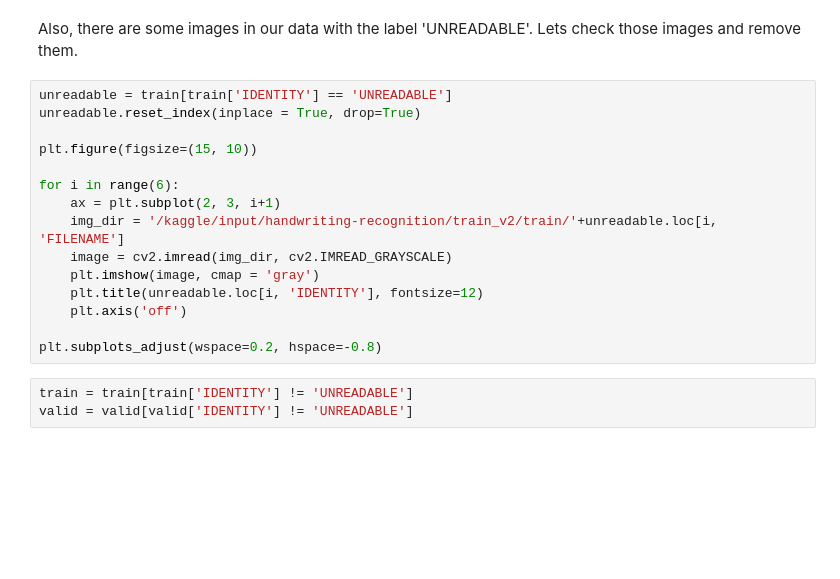
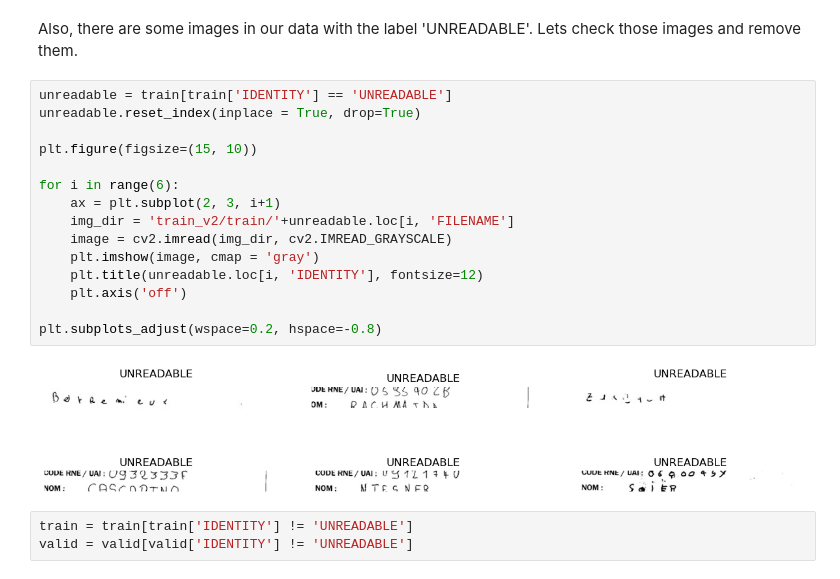
Before and after one commit to DCC-UAB/XNAPproject-grup_06, a Jupyter notebook: code/StartingPoint-handwriting-recognition-using-crnn-in-keras.ipynb, the cells around one changed output. Drawn from its saved outputs; the diff is of its cells as text; blank space fills up the shorter version.

```diff
--- a/code/StartingPoint-handwriting-recognition-using-crnn-in-keras.ipynb
+++ b/code/StartingPoint-handwriting-recognition-using-crnn-in-keras.ipynb
@@ -50,18 +55,20 @@ Also, there are some images in our data with the label 'UNREADABLE'. Lets check
 # %%
 unreadable = train[train['IDENTITY'] == 'UNREADABLE']
 unreadable.reset_index(inplace = True, drop=True)
 
 plt.figure(figsize=(15, 10))
 
 for i in range(6):
     ax = plt.subplot(2, 3, i+1)
-    img_dir = '/kaggle/input/handwriting-recognition/train_v2/train/'+unreadable.loc[i, 'FILENAME']
+    img_dir = 'train_v2/train/'+unreadable.loc[i, 'FILENAME']
     image = cv2.imread(img_dir, cv2.IMREAD_GRAYSCALE)
     plt.imshow(image, cmap = 'gray')
     plt.title(unreadable.loc[i, 'IDENTITY'], fontsize=12)
     plt.axis('off')
 
 plt.subplots_adjust(wspace=0.2, hspace=-0.8)
+# %% [output]
+[figure, added]
 # %%
 train = train[train['IDENTITY'] != 'UNREADABLE']
 valid = valid[valid['IDENTITY'] != 'UNREADABLE']
```
Also changed, not shown: parts of 9 cells of this notebook.
